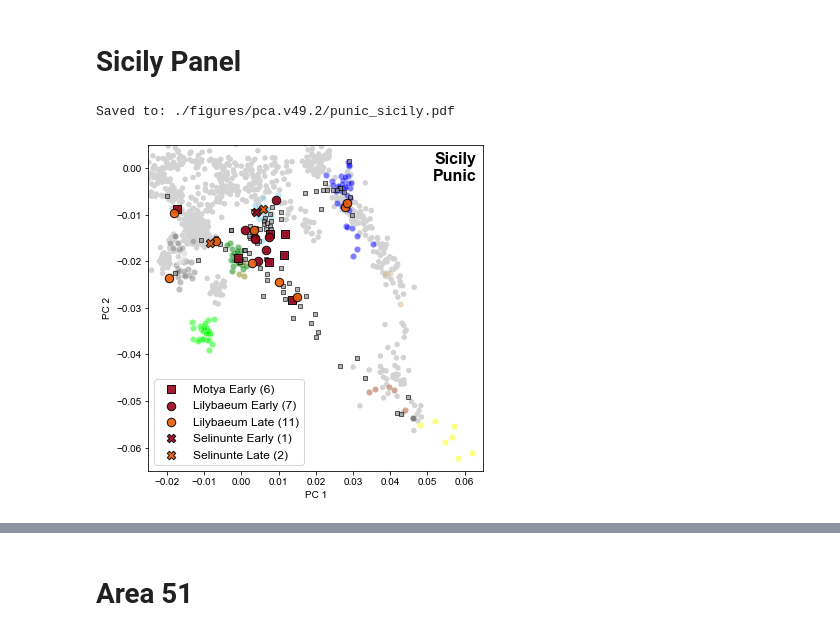
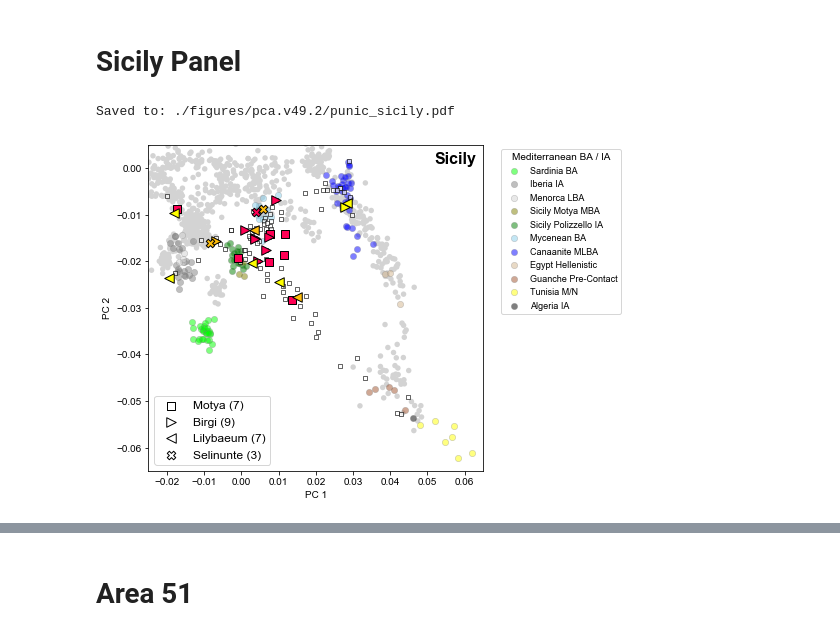
Before and after one commit to hringbauer/punic_aDNA, a Jupyter notebook: notebooks/figs/plot_pca_paper.persite.ipynb, the cells around one changed output, grey strips where cells are left out. Drawn from its saved outputs; the diff is of its cells as text; code cells hidden in the pictures.

```diff
--- a/notebooks/figs/plot_pca_paper.persite.ipynb
+++ b/notebooks/figs/plot_pca_paper.persite.ipynb
@@ -465,7 +465,7 @@ s=20
 ec="k"
 #df_iid = get_sub_iid(df, ["I14915", "I19532"], output=False)
 
-a1 = plot_pca(ax, df_pun_prop, c="gray",
+a1 = plot_pca(ax, df_pun_prop, c="white",
          legend="", ec=ec, alpha=0.6, s=s, marker="s")
 
 #a2 = plot_pca(ax, df_isp, c="dimgray",
@@ -495,7 +495,7 @@ leg1 = ax.legend([b1,b2,b3,b4], labels, fontsize=9,
 
 ### Do the Legend
 plots = [b1, c1, d1]
-legs = ["Tharros (6/4)", "Villamar (0/6)", "Monte Sirai (1/0)"]
+legs = ["Tharros (14)", "Villamar (6)", "Monte Sirai (2)"]
 l1=ax.legend(plots, legs, fontsize=12, loc="lower left",
          title="Archaeological Site", )
 l1.get_title().set_fontsize('12')
@@ -509,8 +509,8 @@ ax.set_xlim([-0.025,0.065])
 ax.set_ylim([-0.065,0.005])
 
 ### Title:
-ax.text(0.02, 0.98, "Sardinia\nPunic", weight='bold',
-        ha="left", va="top", fontsize=14, transform = ax.transAxes, zorder=20)
+ax.text(0.98, 0.98, "Sardinia", weight='bold',
+        ha="right", va="top", fontsize=14, transform = ax.transAxes, zorder=20)
 
 if len(savepath) > 0:
     plt.savefig(savepath, bbox_inches = 'tight',
@@ -558,7 +558,7 @@ leg1 = ax.legend(plots, labels, fontsize=9, title = "Mediterranean BA / IA",
 ### Plot the early Punic Samples
 s=20
 ec="k"
-a1 = plot_pca(ax, df_pun_prop, c="gray",
+a1 = plot_pca(ax, df_pun_prop, c="white",
          legend="", ec=ec, alpha=0.6, s=s, marker="s")
 
 s=60
@@ -573,7 +573,7 @@ c1, _, _, _= plot_pca_punic_series(ax, df_p, location="Carthage",  marker="o", s
 
 ### Do the Legend
 plots = [b1, c1]
-legs = ["Kerkouene (27/0)", "Carthage Late (0/2)"]
+legs = ["Kerkouene (27)", "Carthage (2)"]
 l1 = ax.legend(plots, legs, fontsize=12, loc="lower left",
          title="")
 
@@ -583,14 +583,13 @@ l1.get_title().set_fontsize('12')
 ax.add_artist(leg1)
 
 #ax.add_artist(leg1)
-
 ax.set_xlabel("PC 1")
 ax.set_ylabel("PC 2")
 ax.set_xlim([-0.025,0.065])
 ax.set_ylim([-0.065,0.005])
 
 ### Title:
-ax.text(0.98, 0.98, "North Africa\nPunic", weight='bold',
+ax.text(0.98, 0.98, "North Africa", weight='bold',
         ha="right", va="top", fontsize=16, transform = ax.transAxes, zorder=20)
 
 if len(savepath) > 0:
@@ -732,7 +703,7 @@ ax = plt.gca()
 
 ### Plot Context
 lw=0.5
-ec="white"
+ec="gray"
 s=40
 alpha=0.5
 
@@ -758,76 +729,58 @@ plots = [l4, l3, l9, l6, l5, l2, l1, l10, l8, l7, l11]
 leg1 = ax.legend(plots, labels, fontsize=9, title = "Mediterranean BA / IA",
           bbox_to_anchor=(1.04,1), loc="upper left")
 
-### Plot the early Punic Samples
+### Plot the Punic Samples
 s=20
-a1 = plot_pca(ax, df_pun_prop, c="gray",
+a1 = plot_pca(ax, df_pun_prop, c="white",
          legend="", ec=ec, alpha=0.6, s=s, marker="s")
 
-#a2 = plot_pca(ax, df_isp, c="dimgray",
-#         legend="", ec=ec, alpha=0.85, s=s, marker="s")
+s=60
+c_e = "#ff0054"
+c_l = "#ffbe0b"
 
-s=60
-c_e = "#9a031e"
-c_l = "#e85d04"
+b1, b2, b3, b4 = plot_pca_punic_series(ax, df_p, location="Motya",  marker="s", s=s,
+                    c_e = c_e, c_l = c_l, ec="k", alpha=1.0)
 
-### Plot the Villaricos Sample
-idx = df_clst["label_fine"] == "Motya_Early"
-iids = df_clst[idx]["iid"].values
-dft = get_sub_iid(df, iids, output=False)
-b1 = plot_pca(ax, dft, c=c_e,
-         legend="", ec=ec, alpha=0.9, s=s, marker="s")
+c1,_, _, _ = plot_pca_punic_series(ax, df_p, location="Birgi",  marker=">", s=s*1.5,
+                    c_e = c_e, c_l = c_l, ec="k", alpha=1.0)
+
+#d1,_, _, _ = plot_pca_punic_series(ax, df_p, location="Marsala",  marker="<", s=s*1.5,
+#                    c_e = c_e, c_l = c_l, ec="k", alpha=1.0)
+
+e1,_, _, _ = plot_pca_punic_series(ax, df_p, location="Lilybaeum",  marker="<", s=s*1.5,
+                    c_e = c_e, c_l = c_l, ec="k", alpha=1.0)
 
 
-idx = df_clst["label_fine"] == "Lilybaeum_Early"
-iids = df_clst[idx]["iid"].values
-dft = get_sub_iid(df, iids, output=False)
-b2 = plot_pca(ax, dft, c=c_e,
-         legend="", ec=ec, alpha=0.9, s=s*1.2, marker="o")
-
-idx = (df_clst["label_fine"] == "Birgi_Late") | (df_clst["label_fine"] == "Marsala_Late")
-iids = df_clst[idx]["iid"].values
-dft = get_sub_iid(df, iids, output=False)
-b3 = plot_pca(ax, dft, c=c_l,
-         legend="", ec=ec, alpha=0.9, s=s*1.2, marker="o")
-
-#idx = df_clst["label_fine"] == "Selinunte_Early"
-iids = ["I21853"]
-dft = get_sub_iid(df, iids, output=False)
-b4 = plot_pca(ax, dft, c=c_e,
-         legend="", ec=ec, alpha=0.9, s=s*1.2, marker="X")
-
-idx = df_clst["label_fine"] == "Selinunte_Late"
-iids = df_clst[idx]["iid"].values
-dft = get_sub_iid(df, iids, output=False)
-b5 = plot_pca(ax, dft, c=c_l,
-         legend="", ec=ec, alpha=0.9, s=s*1.2, marker="X")
-
-
+f1,_, _, _ = plot_pca_punic_series(ax, df_p, location="Selinunte",  marker="X", s=s*1.2,
+                    c_e = c_e, c_l = c_l, ec="k", alpha=1.0)
 
 ### Do the Legend
-plots = [b1, b2, b3, b4, b5]
-legs = ["Motya Early (6)", "Lilybaeum Early (7)", "Lilybaeum Late (11)",
-        "Selinunte Early (1)", "Selinunte Late (2)"]
-ax.legend(plots, legs, fontsize=12, loc="lower left",
+plots = [b1, c1, e1, f1]
+legs = ["Motya (7)", "Birgi (9)",
+        "Lilybaeum (7)", "Selinunte (3)"]
+
+l1=ax.legend(plots, legs, fontsize=12, loc="lower left",
          title="")
-
-#ax.add_artist(leg1)
+l1.get_title().set_fontsize('12')
+[lgd.set_color('white') for lgd in l1.legendHandles]
+[lgd.set_edgecolor('k') for lgd in l1.legendHandles]
+ax.add_artist(leg1)
 
 ax.set_xlabel("PC 1")
 ax.set_ylabel("PC 2")
 ax.set_xlim([-0.025,0.065])
 ax.set_ylim([-0.065,0.005])
 
 ### Title:
-ax.text(0.98, 0.98, "Sicily\nPunic", weight='bold',
+ax.text(0.98, 0.98, "Sicily", weight='bold',
         ha="right", va="top", fontsize=16, transform = ax.transAxes, zorder=20)
 
 if len(savepath) > 0:
     plt.savefig(savepath, bbox_inches = 'tight',
                 pad_inches = 0, dpi=600)
     print(f"Saved to: {savepath}")
 
 plt.show()
 # %% [output]
 Saved to: ./figures/pca.v49.2/punic_sicily.pdf
-[figure, old version]
+[figure, new version]
```
Also changed, not shown: parts of 7 cells of this notebook, 7 other files.
